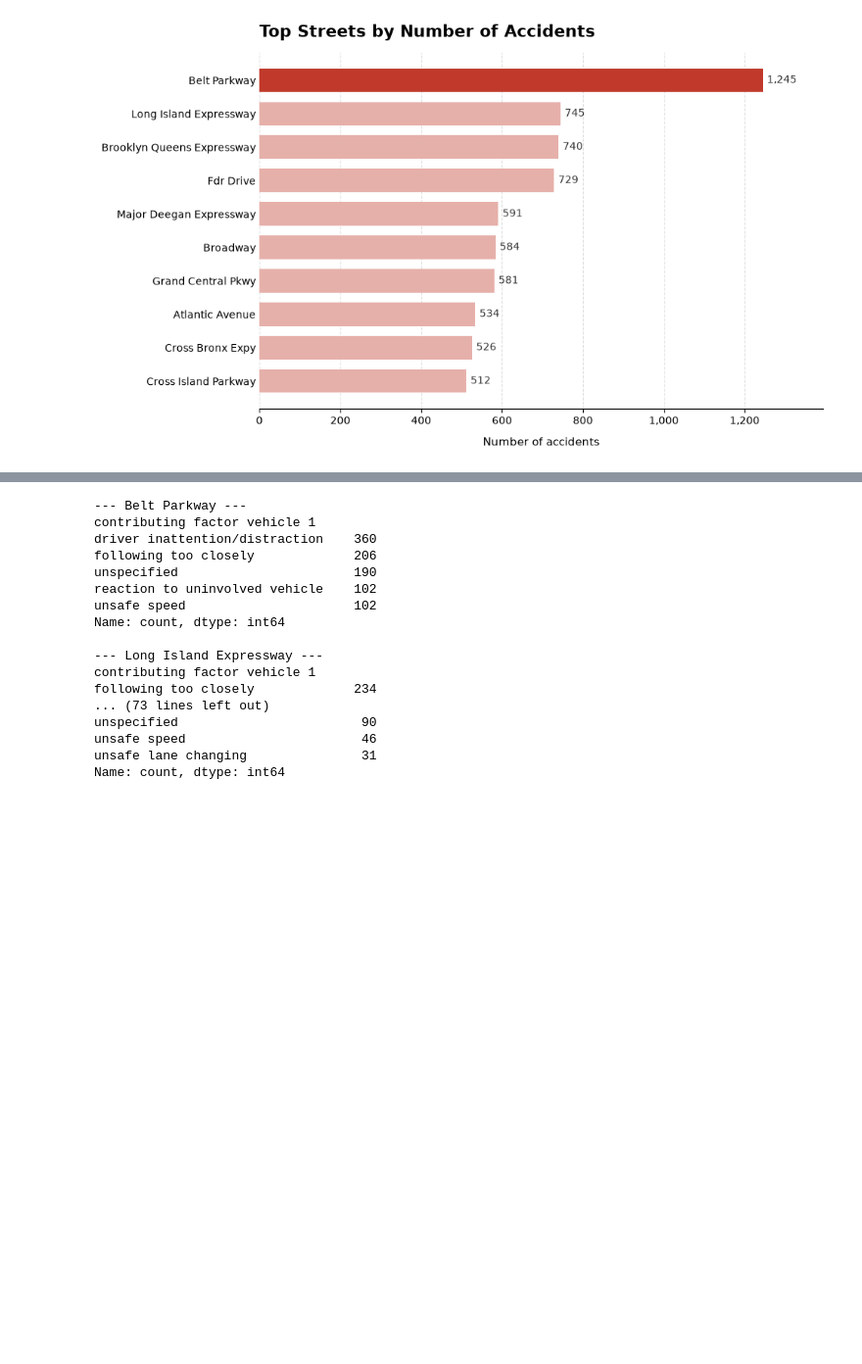
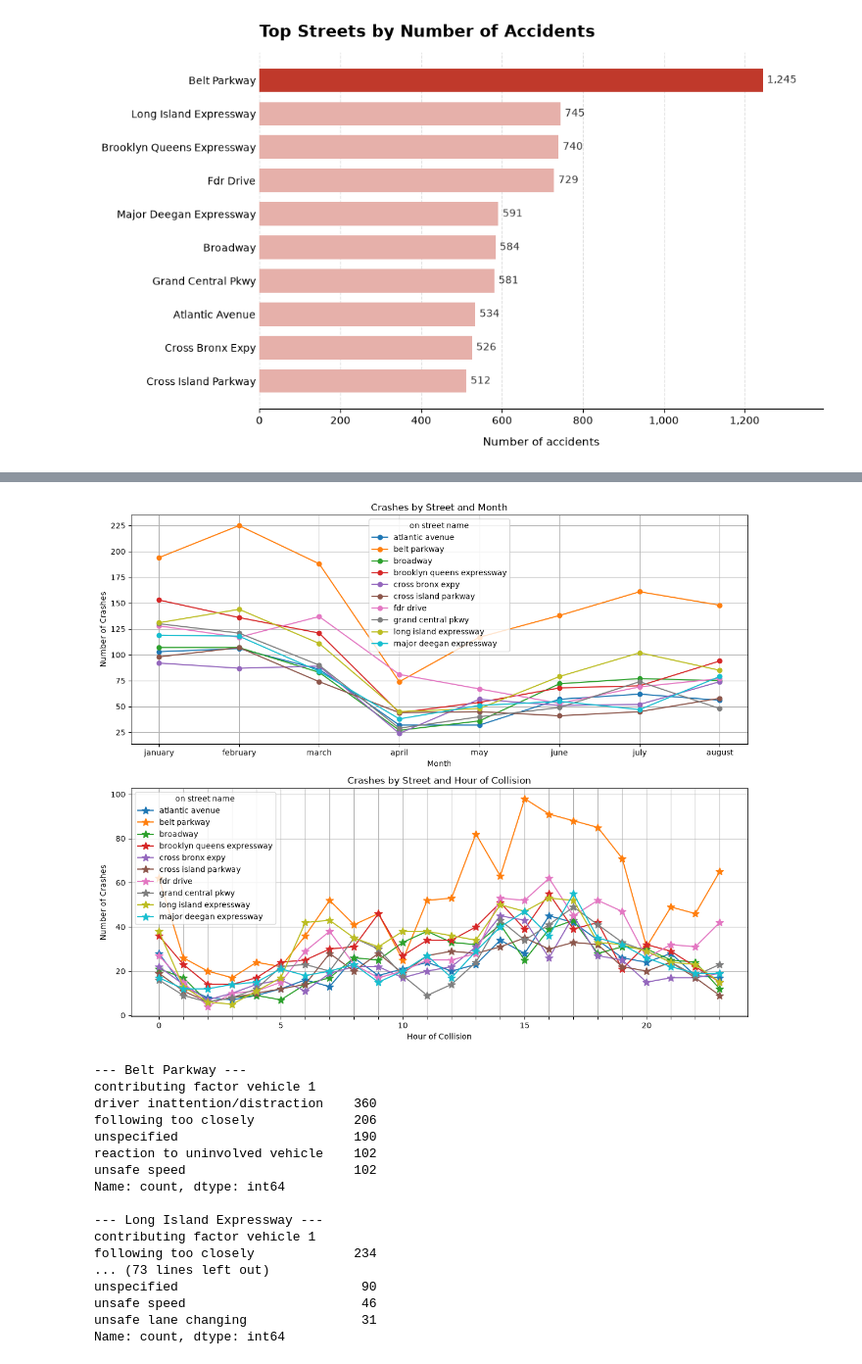
Before and after one commit to iconlit/NYC-Accidents-2020, a Jupyter notebook: src/accidents_hotspots.ipynb, the cells around one changed output, grey strips where cells are left out. Shown at 98% size. Cells and saved outputs as stored; diff of their text form; code cells hidden in the pictures; blank space fills up the shorter version.

```diff
--- a/src/accidents_hotspots.ipynb
+++ b/src/accidents_hotspots.ipynb
@@ -392,3 +495,28 @@ plt.show()
+# %%
+fig, axes = plt.subplots(2, 1, figsize=(12, 10))
+
+# Top: crashes by month
+hspt_monthly_pivot.plot(x="month", marker="o", ax=axes[0])
+axes[0].set_title("Crashes by Street and Month")
+axes[0].set_xlabel("Month")
+axes[0].set_ylabel("Number of Crashes")
+axes[0].ticklabel_format(style="plain", axis="y")
+axes[0].grid(True)
+
+# Bottom: crashes by hour
+hspt_hourly_pivot.plot(x="hour_of_collision", marker="*", markersize=10, ax=axes[1])
+axes[1].set_title("Crashes by Street and Hour of Collision")
+axes[1].set_xlabel("Hour of Collision")
+axes[1].set_ylabel("Number of Crashes")
+axes[1].ticklabel_format(style="plain", axis="y")
+axes[1].set_xticks(hspt_hourly_pivot["hour_of_collision"])
+axes[1].grid(True)
+
+plt.tight_layout()
+plt.savefig("../images/street_crashes_analysis.png", dpi=300, bbox_inches="tight")
+plt.show()
+# %% [output]
+[figure, added]
 # %%
 for street in hspt_head["on street name"]:
     subset = df[df["on street name"] == street]
```
Also changed, not shown: parts of 9 cells of this notebook, 1 other file.
